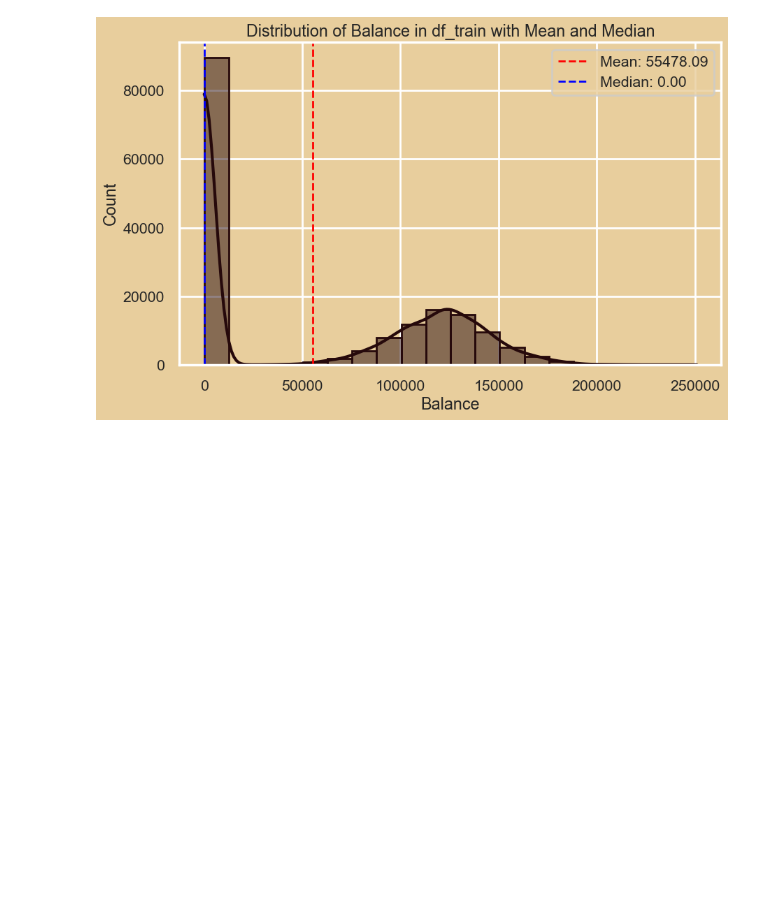
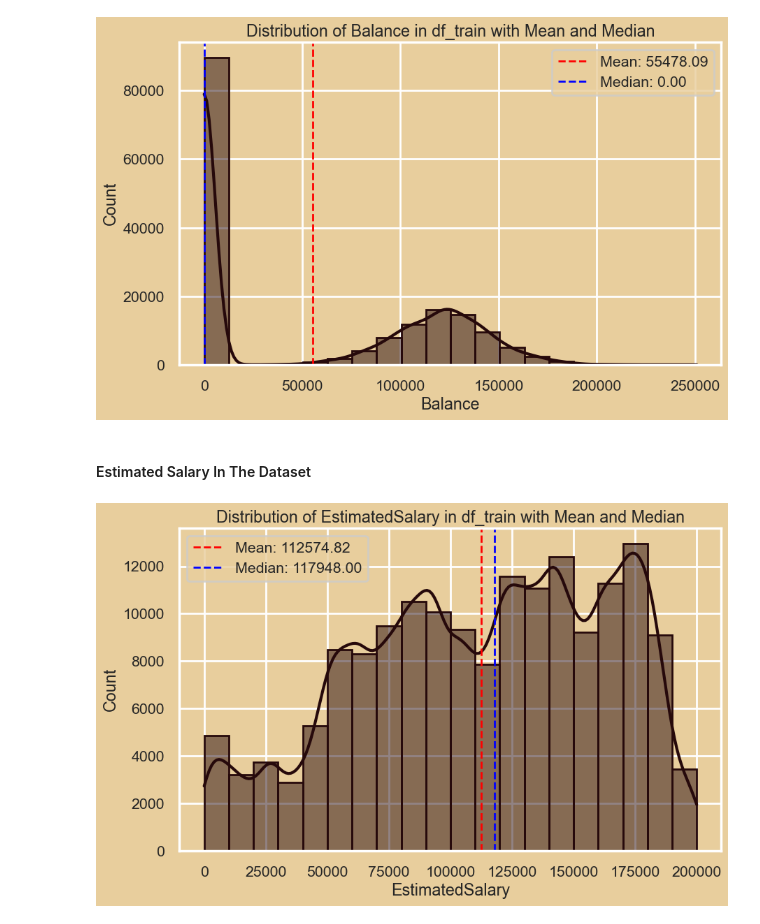
Before and after one commit to BillyGareth/Bank-Customer-Churn-Prediction, a Jupyter notebook: bank-churn.ipynb, the cells around one changed output. Drawn from its saved outputs; the diff is of its cells as text; code cells hidden in the pictures; blank space fills up the shorter version.

Commit message:
Estimated Salary In The Dataset

```diff
--- a/bank-churn.ipynb
+++ b/bank-churn.ipynb
@@ -488,3 +488,34 @@ plt.legend()
 plt.show()
 # %% [output]
 [figure]
+# %% [markdown]
+#### Estimated Salary In The Dataset
+# %%
+# Create a histogram for the "EstimatedSalary" column with specified colors
+fig = plt.figure(figsize=(10, 6))
+
+
+histplot = sns.histplot(data=df_train, x="EstimatedSalary", bins=20, color='#26090b', edgecolor='#26090b', kde=True)
+
+# Set the color for the kernel density line
+histplot.get_lines()[0].set_color('#26090b')
+
+# Calculate mean and median
+mean_value = df_train["EstimatedSalary"].mean()
+median_value = df_train["EstimatedSalary"].median()
+
+# Add mean and median lines
+plt.axvline(mean_value, color='red', linestyle='dashed', linewidth=2, label=f'Mean: {mean_value:.2f}')
+plt.axvline(median_value, color='blue', linestyle='dashed', linewidth=2, label=f'Median: {median_value:.2f}')
+
+# Set labels and title
+plt.title("Distribution of EstimatedSalary in df_train with Mean and Median")
+plt.xlabel("EstimatedSalary")
+plt.ylabel("Count")
+
+# Show legend
+plt.legend()
+
+plt.show()
+# %% [output]
+[figure, added]
```
